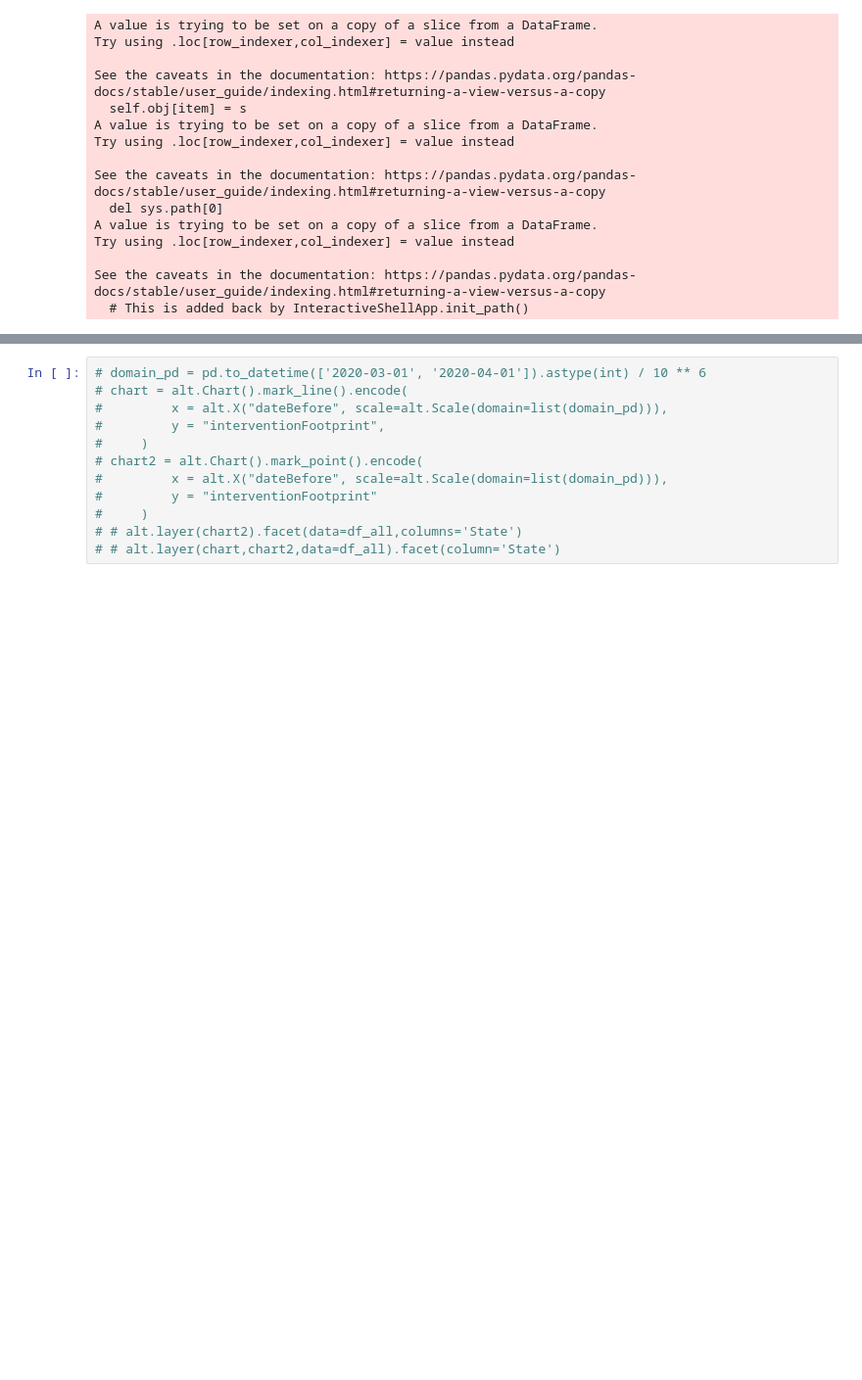
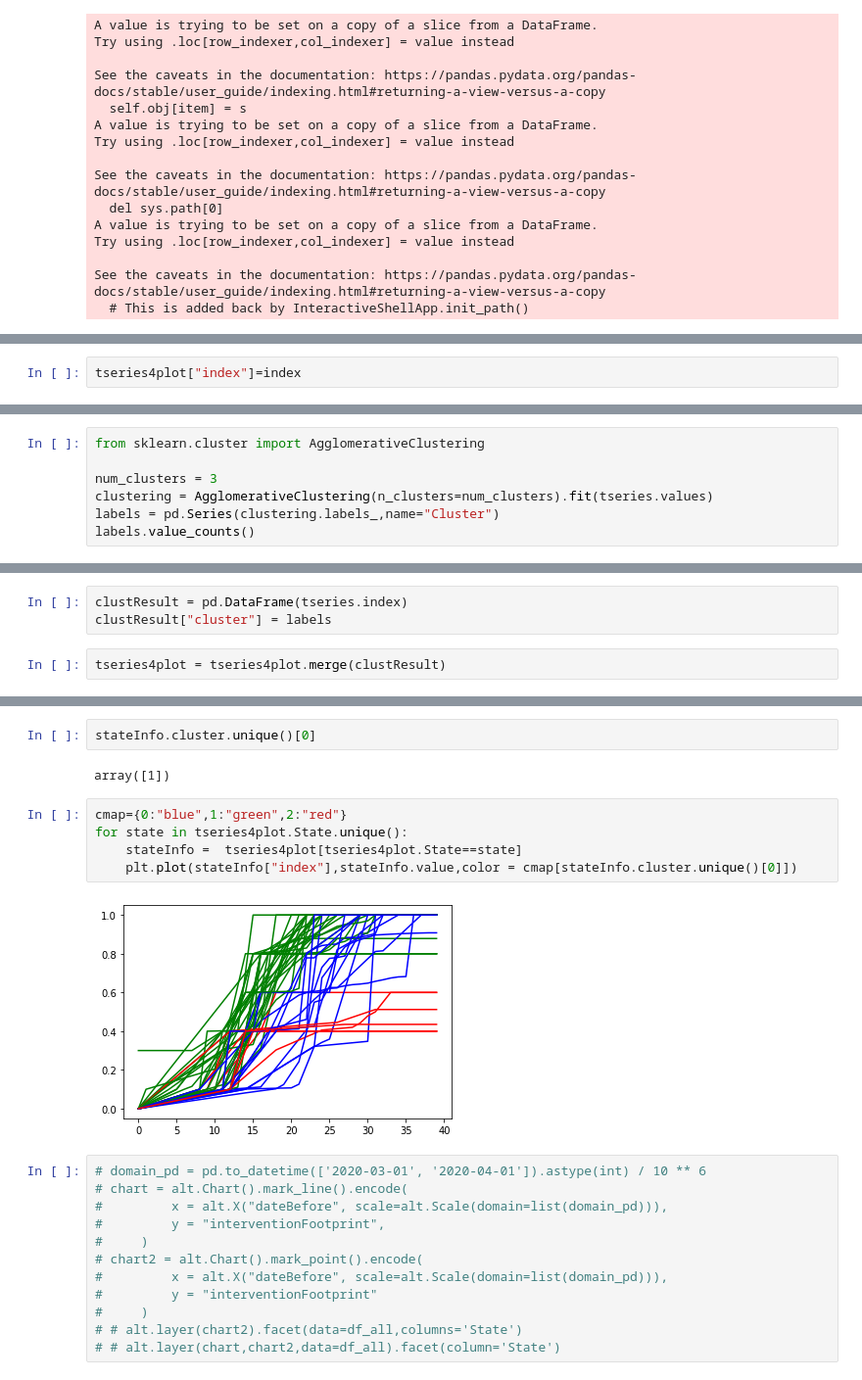
Before and after one commit to covidvis/covid19-vis, a Jupyter notebook: notebooks/Intervention Footprint Trajectory-Clean.ipynb, the cells around one changed output, grey strips where cells are left out. Shown: that part at 98% size. Cells and saved outputs as stored; diff of their text form; blank space fills up the shorter version.

Commit message:
recomputed intervntion trajectory based on updated weights, added clustering results across states

```diff
--- a/notebooks/Intervention Footprint Trajectory-Clean.ipynb
+++ b/notebooks/Intervention Footprint Trajectory-Clean.ipynb
@@ -219,0 +264,2 @@ chart.properties(width=150,height=100).interactive()
+# %%
+tseries4plot["index"]=index
@@ -219,0 +275,7 @@ chart.properties(width=150,height=100).interactive()
+# %%
+from sklearn.cluster import AgglomerativeClustering
+
+num_clusters = 3
+clustering = AgglomerativeClustering(n_clusters=num_clusters).fit(tseries.values)
+labels = pd.Series(clustering.labels_,name="Cluster")
+labels.value_counts()
@@ -219,0 +287,5 @@ chart.properties(width=150,height=100).interactive()
+# %%
+clustResult = pd.DataFrame(tseries.index)
+clustResult["cluster"] = labels
+# %%
+tseries4plot = tseries4plot.merge(clustResult)
@@ -220,3 +322,14 @@ chart.properties(width=150,height=100).interactive()
+# %%
+stateInfo.cluster.unique()[0]
+# %% [output]
+array([1])
+# %%
+cmap={0:"blue",1:"green",2:"red"}
+for state in tseries4plot.State.unique():
+    stateInfo =  tseries4plot[tseries4plot.State==state]
+    plt.plot(stateInfo["index"],stateInfo.value,color = cmap[stateInfo.cluster.unique()[0]])
+# %% [output]
+[figure, added]
 # %%
 # domain_pd = pd.to_datetime(['2020-03-01', '2020-04-01']).astype(int) / 10 ** 6
 # chart = alt.Chart().mark_line().encode(
```
Also changed, not shown: parts of 28 cells of this notebook, 1 other file.
